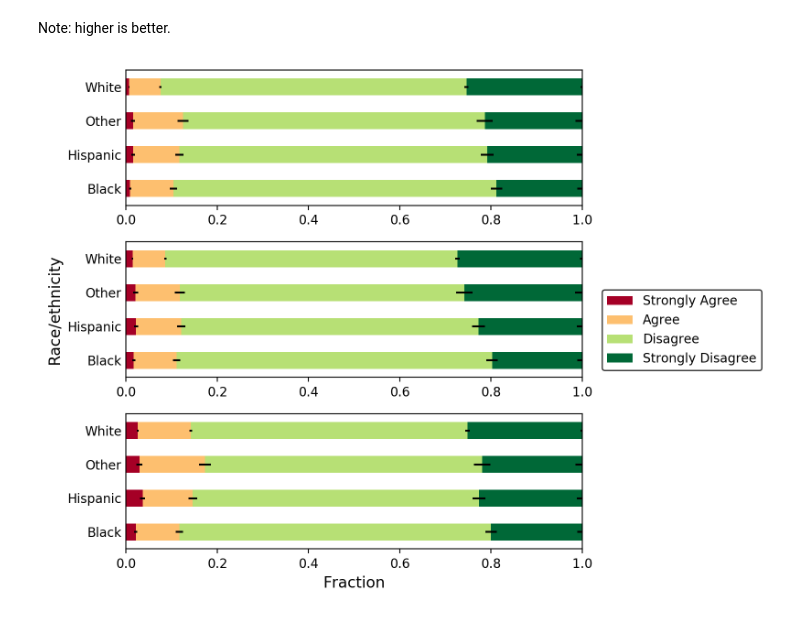
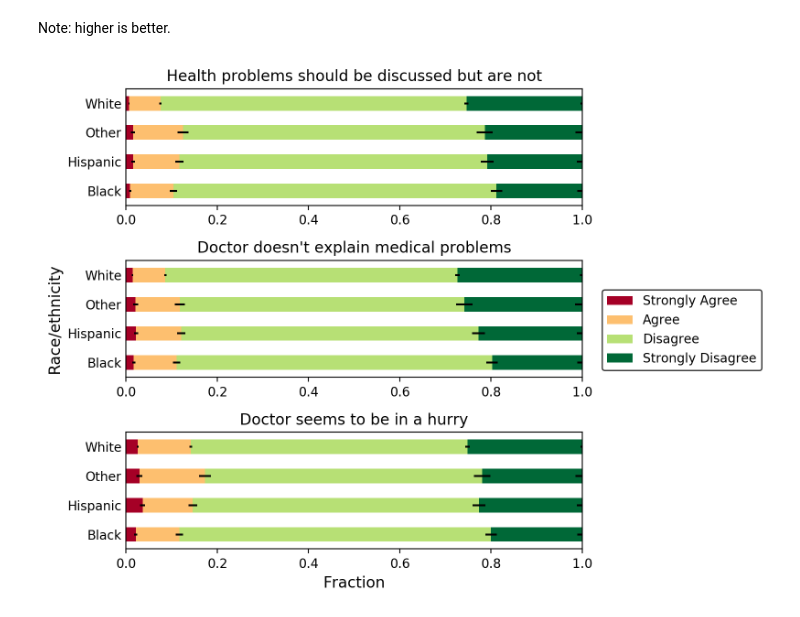
Before and after one commit to jwuphysics/health-data, a Jupyter notebook: medicare-current-beneficiary-survey_2013/notebook/A more detailed look at access to medical care.ipynb, the cells around one changed output. Cells and saved outputs as stored; diff of their text form; code cells hidden in the pictures.

Commit message:
include subplot titles

```diff
--- a/medicare-current-beneficiary-survey_2013/notebook/A more detailed look at access to medical care.ipynb
+++ b/medicare-current-beneficiary-survey_2013/notebook/A more detailed look at access to medical care.ipynb
@@ -85,32 +84,32 @@ questions_fmt = {'hurry': "Doctor seems to be in a hurry",
 
 for ax, cat in zip(axes, ['discuss', 'explain', 'hurry']):
     subset_df = access_df.groupby(['race', cat]).size().unstack().sort_index()
     subset_uncertainties = subset_df.apply(lambda x: np.sqrt(x * (x.sum() - x) / (x.sum())**3), axis=1)
     subset_df.apply(lambda x: x / x.sum(), axis=1).plot.barh(ax=ax, xerr=subset_uncertainties,
                                                              colormap='RdYlGn', stacked=True, legend=False)
 
     ax.tick_params(axis='y', length=0)
-    #ax.grid('on', axis='x', color='black')
+    ax.set_title(questions_fmt[cat])
     ax.set_xlim(0, 1.0)
     ax.set_ylabel('')
 
 axes[1].set_ylabel('Race/ethnicity', fontsize=12)
 axes[2].set_xlabel('Fraction', fontsize=12)
 
 fig.tight_layout()
 fig.subplots_adjust(right=0.75)
 
 # change legend format
 agree_fmt = {1: 'Strongly Agree',
              2: 'Agree',
              3: 'Disagree',
              4: 'Strongly Disagree'}
 
 handles, labels = ax.get_legend_handles_labels()
 new_labels = [agree_fmt[int(z[0])] for z in labels]
 
 legend = fig.legend(handles, new_labels, loc='center right')
 legend.set_alpha(1.0)
 legend.get_frame().set_edgecolor('black')
 # %% [output]
-[figure, old version]
+[figure, new version]
```
Also changed, not shown: parts of 2 cells of this notebook.
